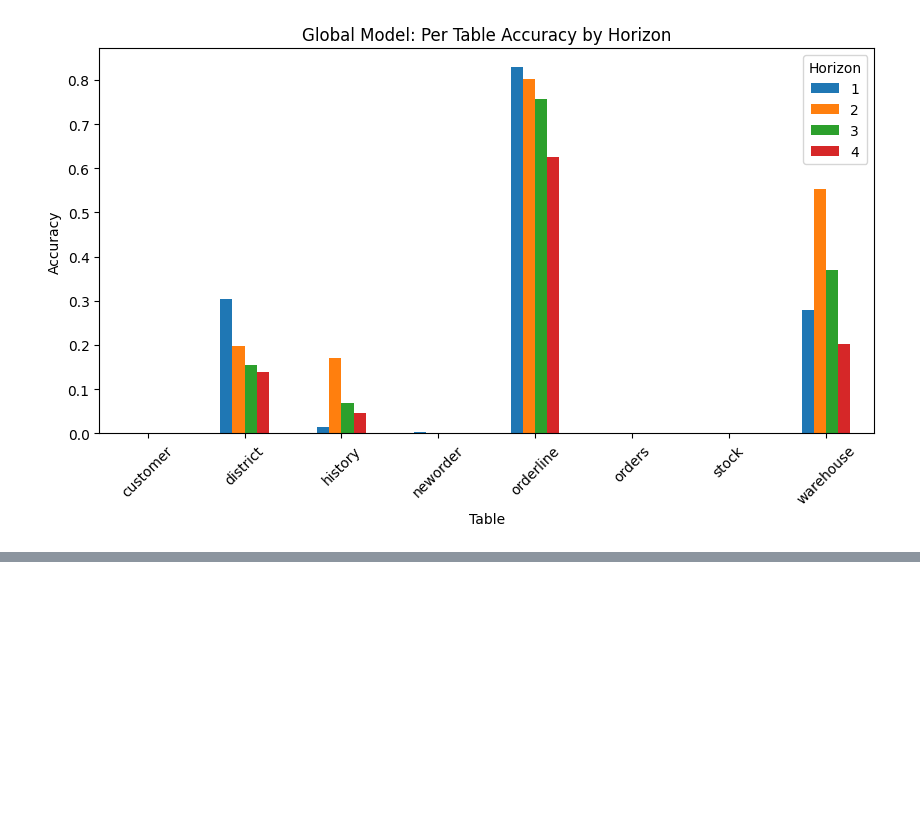
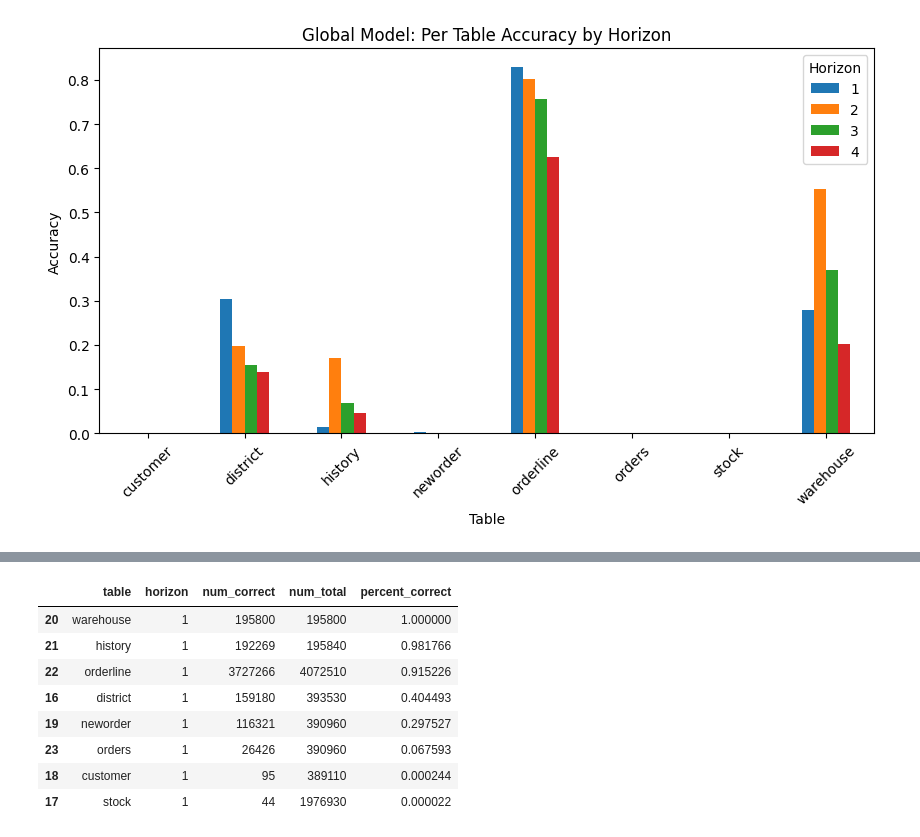
Before and after one commit to mbrotos/lock-pred, a Jupyter notebook: analysis/exp-6-per-table-accruacy.ipynb, the cells around one changed output, grey strips where cells are left out. Saved outputs shown, nothing was run; the diff lists cells and outputs as text; code cells hidden in the pictures; blank space fills up the shorter version.

```diff
--- a/analysis/exp-6-per-table-accruacy.ipynb
+++ b/analysis/exp-6-per-table-accruacy.ipynb
@@ -224,0 +225,12 @@ plt.show()
+# %%
+stats_local_df[stats_local_df['horizon'] == 1].sort_values('percent_correct', ascending=False)
+# %% [output]
+|  | table | horizon | num_correct | num_total | percent_correct |
+| 20 | warehouse | 1 | 195800 | 195800 | 1.000000 |
+| 21 | history | 1 | 192269 | 195840 | 0.981766 |
+| 22 | orderline | 1 | 3727266 | 4072510 | 0.915226 |
+| 16 | district | 1 | 159180 | 393530 | 0.404493 |
+| 19 | neworder | 1 | 116321 | 390960 | 0.297527 |
+| 23 | orders | 1 | 26426 | 390960 | 0.067593 |
+| 18 | customer | 1 | 95 | 389110 | 0.000244 |
+| 17 | stock | 1 | 44 | 1976930 | 0.000022 |
```
Also changed, not shown: parts of 10 cells of this notebook.
